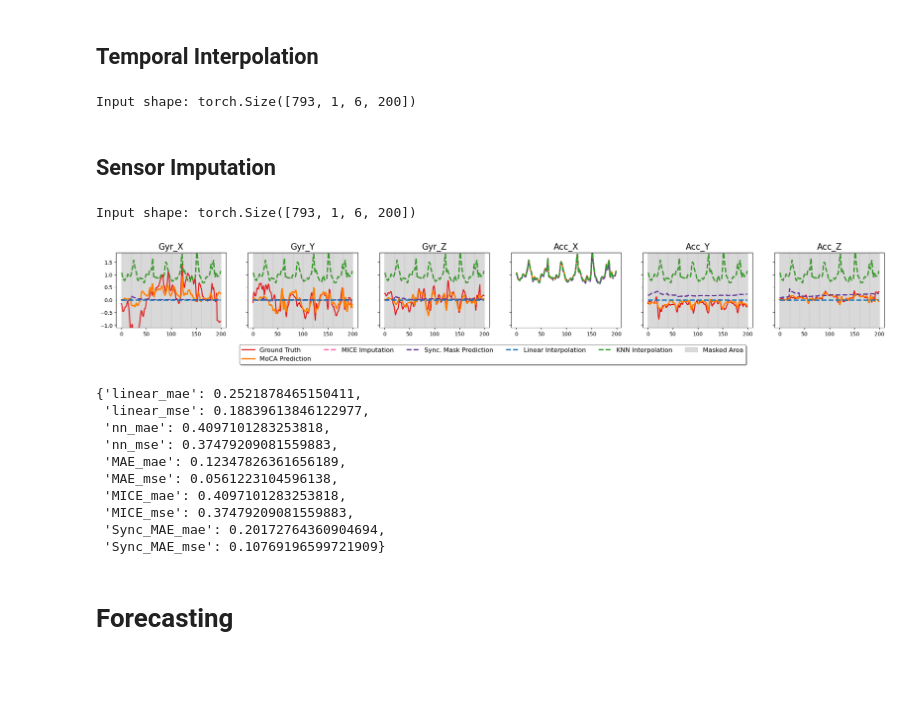
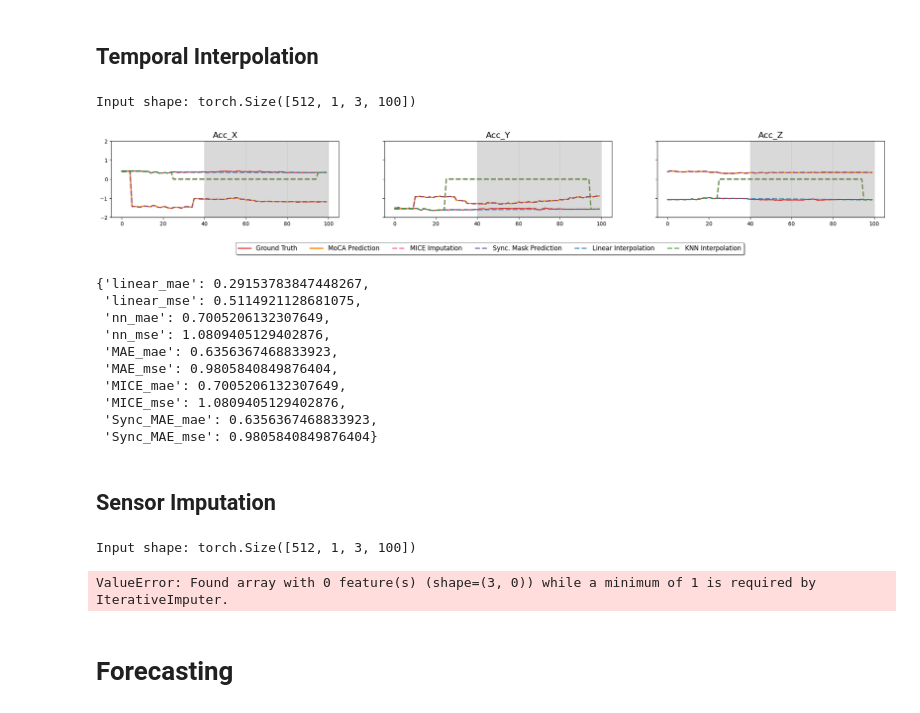
Before and after one commit to yuc0805/DeepPostures_MAE, a Jupyter notebook: MoCA/Genrative_task_eval.ipynb, the cells around one changed output. Saved outputs shown, nothing was run; the diff lists cells and outputs as text; code cells hidden in the pictures; blank space fills up the shorter version.

```diff
--- a/MoCA/Genrative_task_eval.ipynb
+++ b/MoCA/Genrative_task_eval.ipynb
@@ -561,27 +532,28 @@ NameError: name 'set_seed' is not defined
 ## Temporal Interpolation
 # %%
 baseline(random_imput_test_set,missing_ratio=0.72,
-         mask_scheme='temporal_imputation',model1=cross_6_200_model,model2=sync_6_200_model)
+         mask_scheme='temporal_imputation',model1=cross_6_200_model,model2=cross_6_200_model)
 # %% [output]
-Input shape: torch.Size([793, 1, 6, 200])
+Input shape: torch.Size([512, 1, 3, 100])
+[figure, added]
+{'linear_mae': 0.29153783847448267,
+ 'linear_mse': 0.5114921128681075,
+ 'nn_mae': 0.7005206132307649,
+ 'nn_mse': 1.0809405129402876,
+ 'MAE_mae': 0.6356367468833923,
+ 'MAE_mse': 0.9805840849876404,
+ 'MICE_mae': 0.7005206132307649,
+ 'MICE_mse': 1.0809405129402876,
+ 'Sync_MAE_mae': 0.6356367468833923,
+ 'Sync_MAE_mse': 0.9805840849876404}
 # %% [markdown]
 ## Sensor Imputation
 # %%
 baseline(random_imput_test_set,missing_ratio=0.8,mask_scheme='sensor_imputation',
-         model1=cross_6_200_model,model2=sync_6_200_model)
+         model1=cross_6_200_model,model2=cross_6_200_model)
 # %% [output]
-Input shape: torch.Size([793, 1, 6, 200])
+Input shape: torch.Size([512, 1, 3, 100])
-[figure, removed]
-{'linear_mae': 0.2521878465150411,
- 'linear_mse': 0.18839613846122977,
- 'nn_mae': 0.4097101283253818,
- 'nn_mse': 0.37479209081559883,
- 'MAE_mae': 0.12347826361656189,
- 'MAE_mse': 0.0561223104596138,
- 'MICE_mae': 0.4097101283253818,
- 'MICE_mse': 0.37479209081559883,
- 'Sync_MAE_mae': 0.20172764360904694,
- 'Sync_MAE_mse': 0.10769196599721909}
+ValueError: Found array with 0 feature(s) (shape=(3, 0)) while a minimum of 1 is required by IterativeImputer.
 # %% [markdown]
 # Forecasting
 # %%
```
Also changed, not shown: parts of 14 cells of this notebook, 1 other file.
